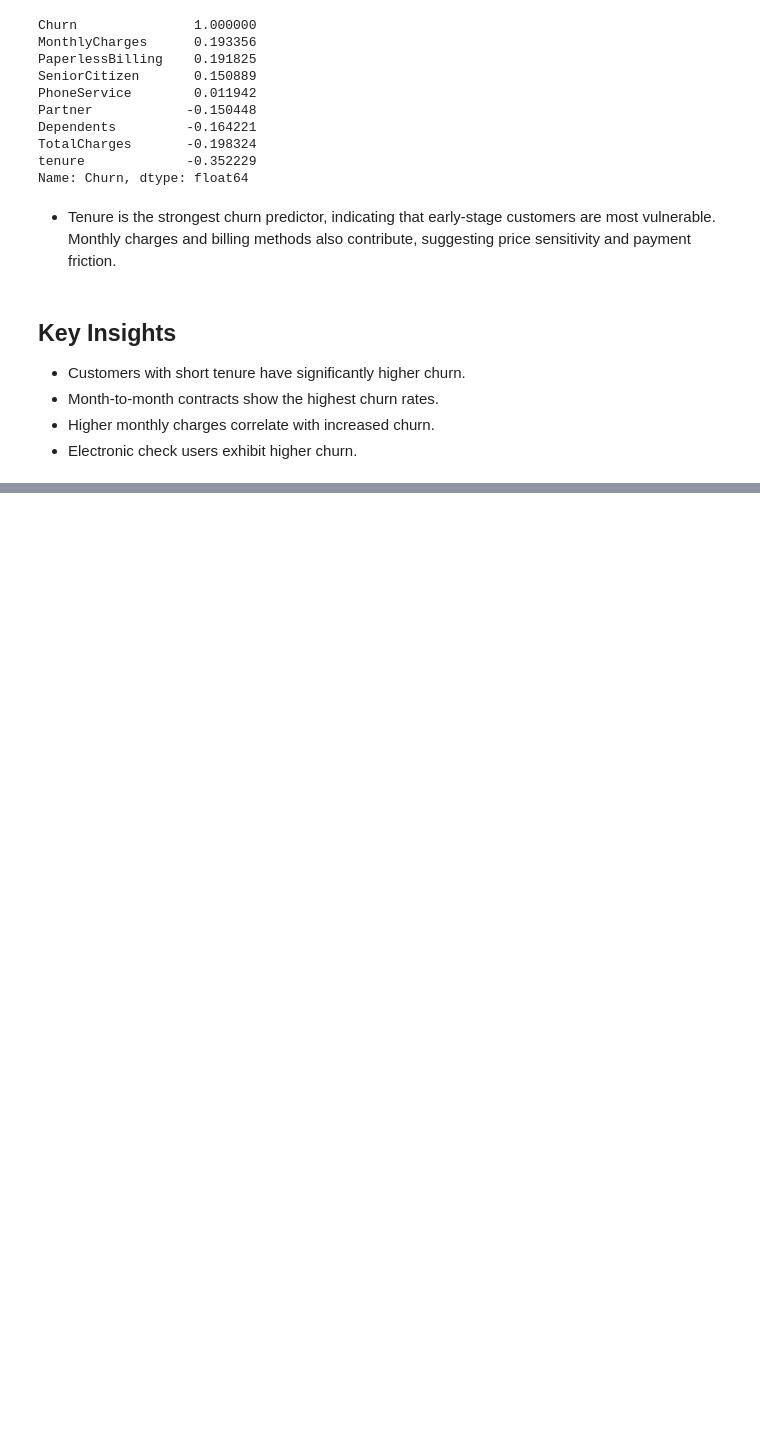
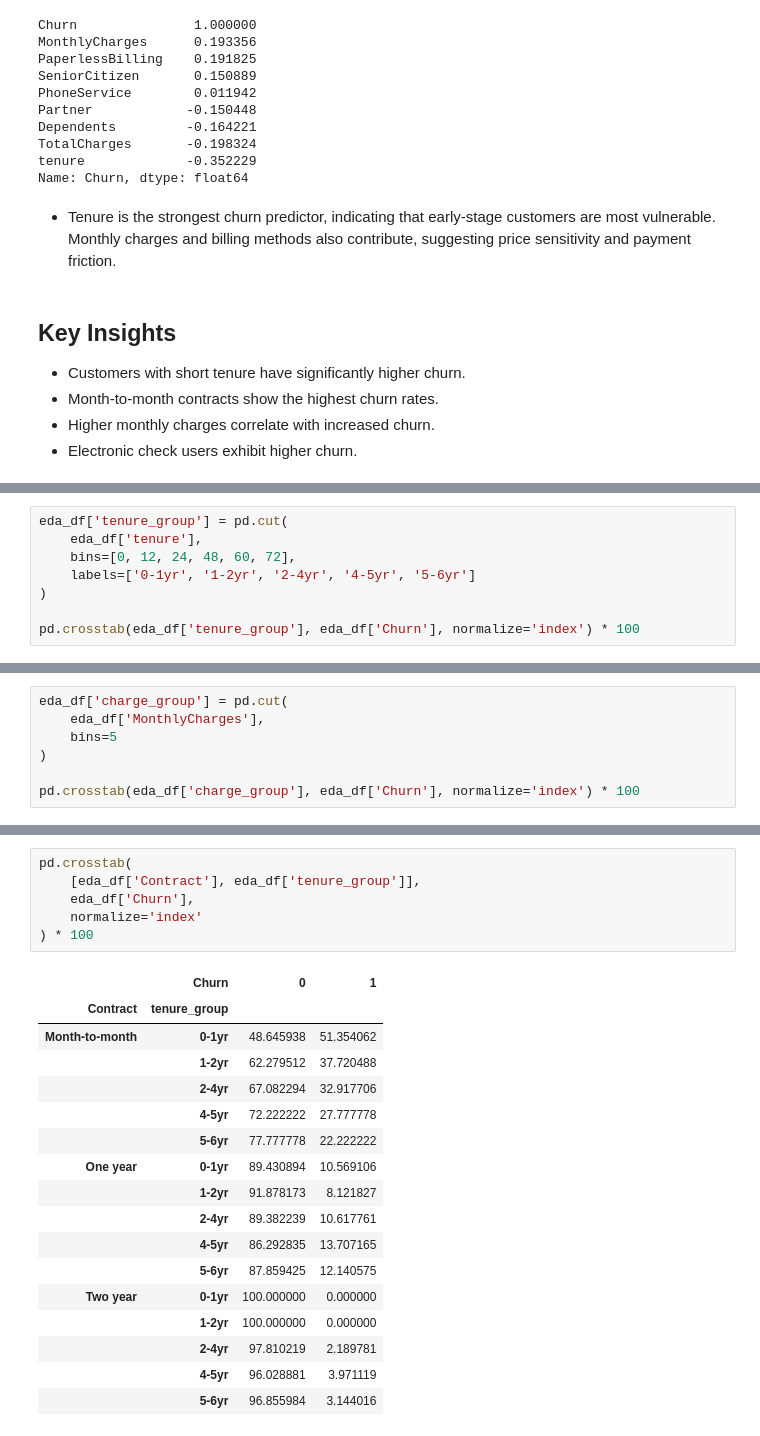
Before and after one commit to khareparth12-sketch/churn-analysis-sql-python-powerbi, a Jupyter notebook: notebooks/03_eda_churn.ipynb, the cells around one changed output, grey strips where cells are left out. Saved outputs shown, nothing was run; the diff lists cells and outputs as text; blank space fills up the shorter version.

```diff
--- a/notebooks/03_eda_churn.ipynb
+++ b/notebooks/03_eda_churn.ipynb
@@ -124,0 +108,8 @@ pd.crosstab(eda_df['PaymentMethod'], eda_df['Churn'], normalize='index') * 100
+# %%
+eda_df['tenure_group'] = pd.cut(
+    eda_df['tenure'],
+    bins=[0, 12, 24, 48, 60, 72],
+    labels=['0-1yr', '1-2yr', '2-4yr', '4-5yr', '5-6yr']
+)
+
+pd.crosstab(eda_df['tenure_group'], eda_df['Churn'], normalize='index') * 100
@@ -124,0 +140,7 @@ pd.crosstab(eda_df['PaymentMethod'], eda_df['Churn'], normalize='index') * 100
+# %%
+eda_df['charge_group'] = pd.cut(
+    eda_df['MonthlyCharges'],
+    bins=5
+)
+
+pd.crosstab(eda_df['charge_group'], eda_df['Churn'], normalize='index') * 100
@@ -124,0 +155,24 @@ pd.crosstab(eda_df['PaymentMethod'], eda_df['Churn'], normalize='index') * 100
+# %%
+pd.crosstab(
+    [eda_df['Contract'], eda_df['tenure_group']],
+    eda_df['Churn'],
+    normalize='index'
+) * 100
+# %% [output]
+|  | Churn | 0 | 1 |
+| Contract | tenure_group |  |  |
+| Month-to-month | 0-1yr | 48.645938 | 51.354062 |
+|  | 1-2yr | 62.279512 | 37.720488 |
+|  | 2-4yr | 67.082294 | 32.917706 |
+|  | 4-5yr | 72.222222 | 27.777778 |
+|  | 5-6yr | 77.777778 | 22.222222 |
+| One year | 0-1yr | 89.430894 | 10.569106 |
+|  | 1-2yr | 91.878173 | 8.121827 |
+|  | 2-4yr | 89.382239 | 10.617761 |
+|  | 4-5yr | 86.292835 | 13.707165 |
+|  | 5-6yr | 87.859425 | 12.140575 |
+| Two year | 0-1yr | 100.000000 | 0.000000 |
+|  | 1-2yr | 100.000000 | 0.000000 |
+|  | 2-4yr | 97.810219 | 2.189781 |
+|  | 4-5yr | 96.028881 | 3.971119 |
+|  | 5-6yr | 96.855984 | 3.144016 |
```
Also changed, not shown: parts of 15 cells of this notebook, 2 other files.
